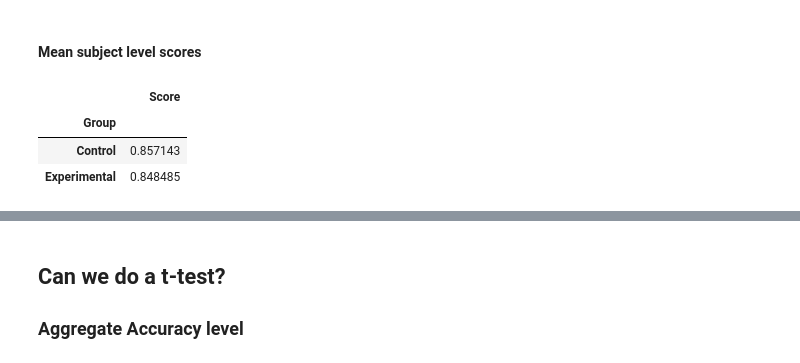
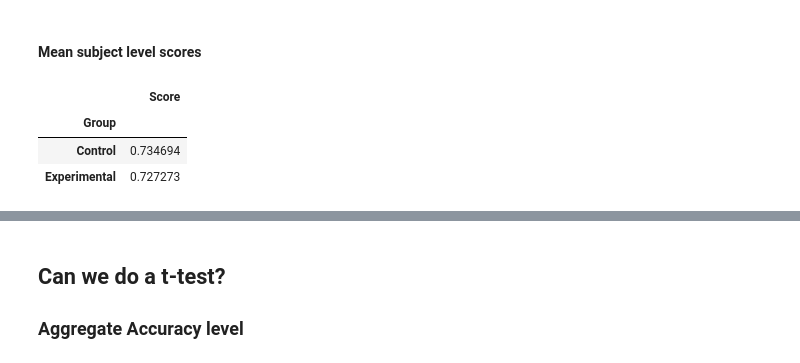
Before and after one commit to sallyi/cog-sci-2-exam, a Jupyter notebook: analyze_survey_results.ipynb, the cells around one changed output, grey strips where cells are left out. Cells and saved outputs as stored; diff of their text form; code cells hidden in the pictures.

```diff
--- a/analyze_survey_results.ipynb
+++ b/analyze_survey_results.ipynb
@@ -129,8 +129,7 @@ set(df['What was your last level learned? (e.g. level 3.1, level A2)'].str.title
 Make dict of correct answers:
 # %%
 q_a = {
-    'Da Michael var 38 år, begyndte han at løbe længere distancer. Hvorfor begyndte han netop på det tidspunkt?':
-    'Han kunne nemmere holde op med at ryge, når han trænede.',
+    'Da Michael var 38 år, begyndte han at løbe længere distancer. Hvorfor begyndte han netop på det tidspunkt?':'Han kunne nemmere holde op med at ryge, når han trænede.',
     'Hvad sætter Michael pris på ved træningen? ': 'At den foregår sammen med hans venner.',
     'Hvad synes Michaels kone om hans træning? ': 'Hun bryder sig ikke om det.',
     'Hvor lang tid trænede Michael at svømme crawl før han gennemførte hans første ironman?': 'I et år.',
@@ -276,16 +255,16 @@ df_experiment.to_dict(orient='records')
 # %%
 results_subj_df = pd.DataFrame(columns=['Group', 'Score'])
 i = 0
 for subj in df.to_dict(orient='records'):
     num_correct = 0
     num_correct = sum([1 for q, a in q_a.items() if a == subj[q]])
-    score = num_correct/6
+    score = num_correct/7
     results_subj_df.loc[i] = [subj['Group'], score]
     i+=1
 
 results_subj_df.groupby('Group').mean()
 # %% [output]
 |  | Score |
 | Group |  |
-| Control | 0.857143 |
-| Experimental | 0.848485 |
+| Control | 0.734694 |
+| Experimental | 0.727273 |
```
Also changed, not shown: parts of 7 cells of this notebook.
